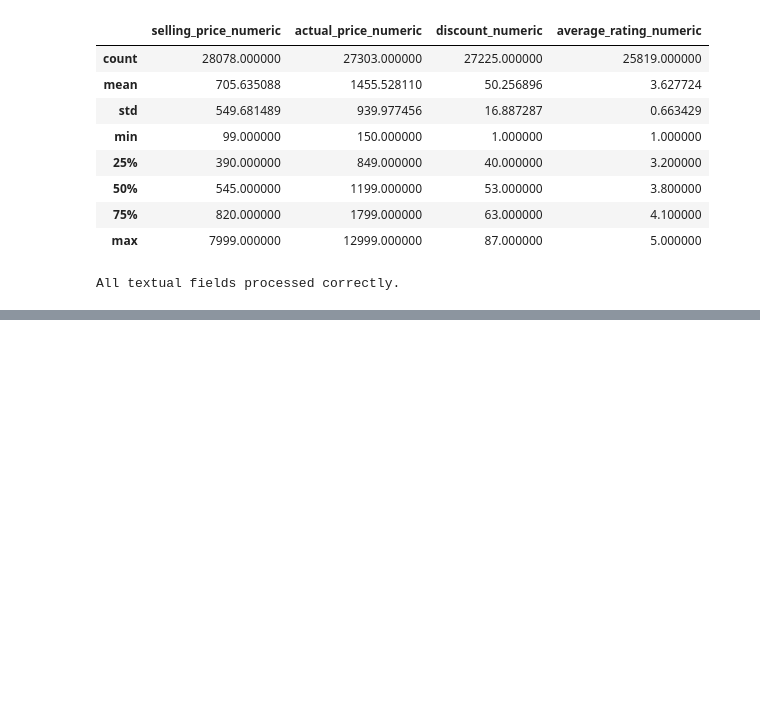
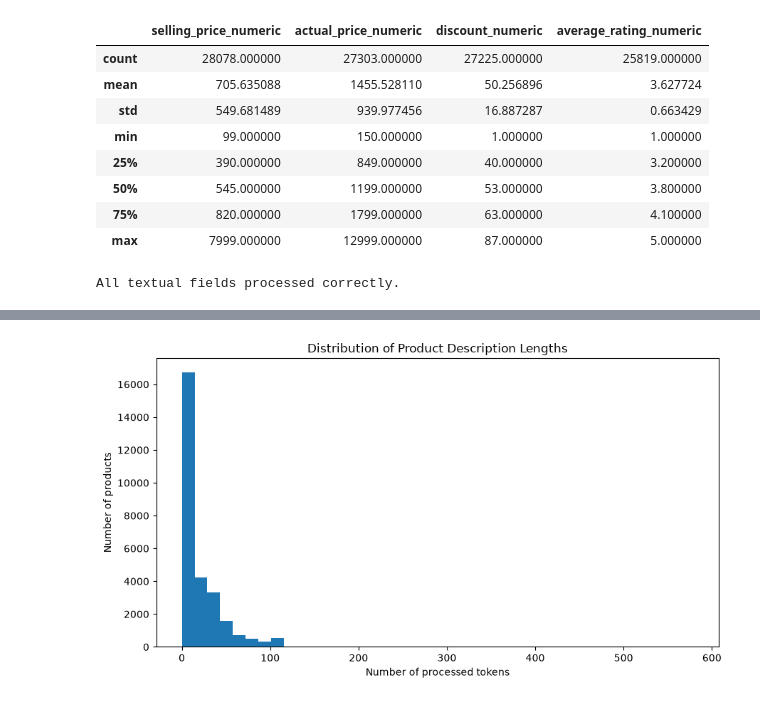
Before and after one commit to maariionaa-code/irwa-search-engine, a Jupyter notebook: project_progress/part_1/part_1.ipynb, the cells around one changed output, grey strips where cells are left out. Drawn from its saved outputs; the diff is of its cells as text; code cells hidden in the pictures; blank space fills up the shorter version.

```diff
--- a/project_progress/part_1/part_1.ipynb
+++ b/project_progress/part_1/part_1.ipynb
@@ -563,0 +665,23 @@ df[
+# %%
+plt.figure(figsize=(9, 5))
+
+plt.hist(
+    df["description_length"],
+    bins=40,
+)
+
+plt.xlabel("Number of processed tokens")
+plt.ylabel("Number of products")
+plt.title("Distribution of Product Description Lengths")
+
+plt.tight_layout()
+
+plt.savefig(
+    FIGURES_PATH / "description_length_distribution.png",
+    dpi=300,
+    bbox_inches="tight",
+)
+
+plt.show()
+# %% [output]
+[figure, added]
```
Also changed, not shown: parts of 51 cells of this notebook, 15 other files.
